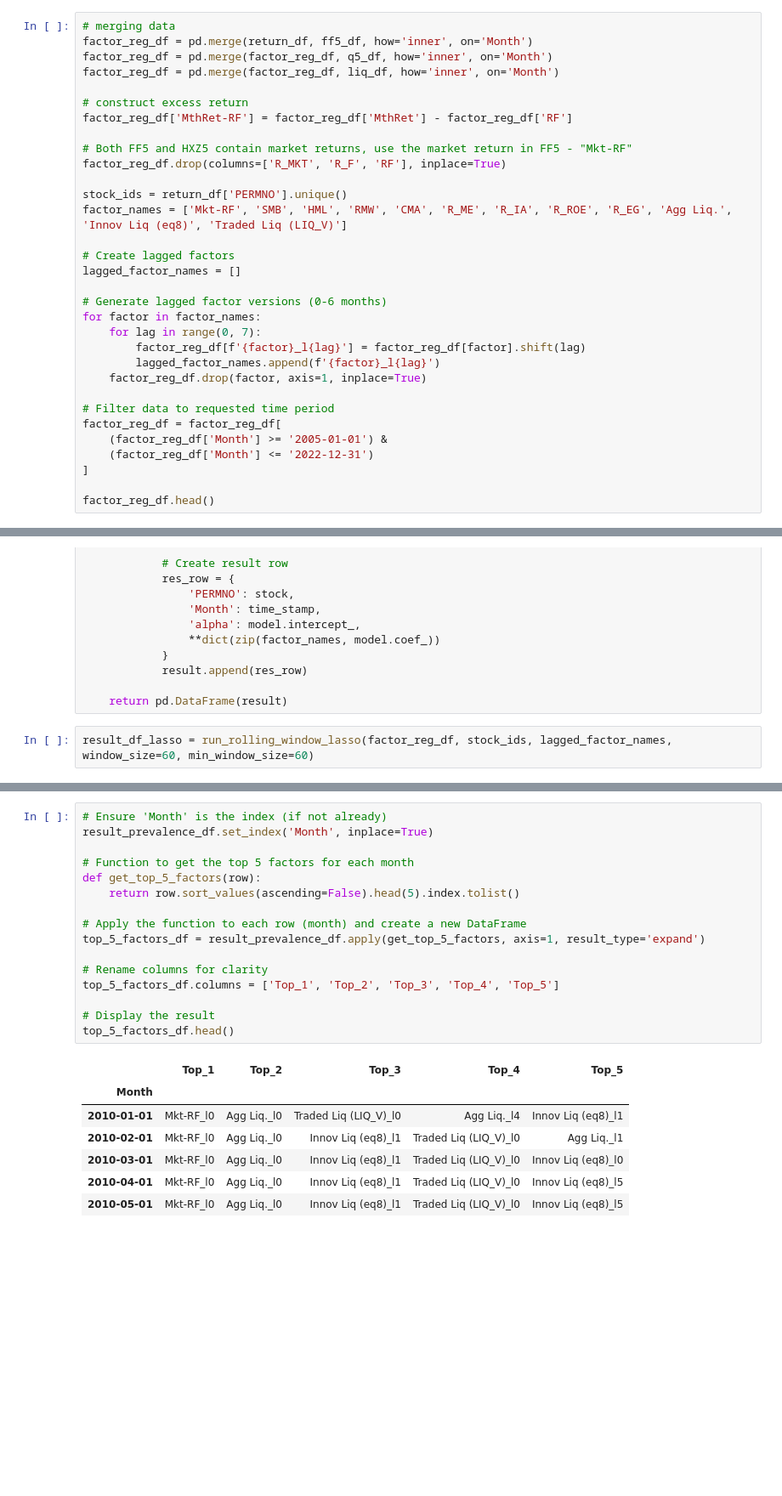
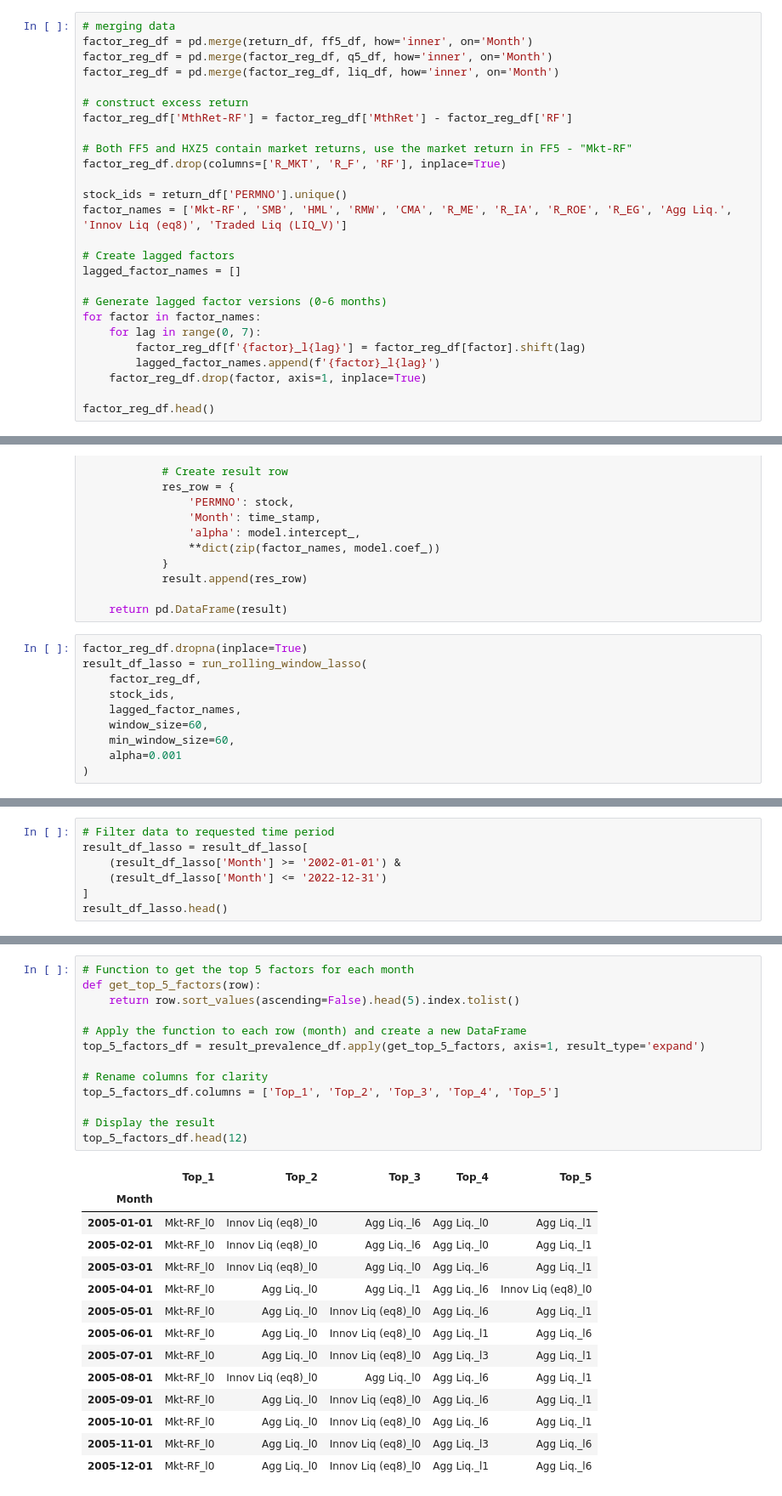
Before and after one commit to yeyechen/HKU-MFIN7034-ML, a Jupyter notebook: coursework_1.ipynb, the cells around one changed output, grey strips where cells are left out. Shown: that part at 85% size. Saved outputs shown, nothing was run; the diff lists cells and outputs as text; blank space fills up the shorter version.

```diff
--- a/coursework_1.ipynb
+++ b/coursework_1.ipynb
@@ -275,12 +267,6 @@ for factor in factor_names:
         lagged_factor_names.append(f'{factor}_l{lag}')
     factor_reg_df.drop(factor, axis=1, inplace=True)
 
-# Filter data to requested time period
-factor_reg_df = factor_reg_df[
-    (factor_reg_df['Month'] >= '2005-01-01') &
-    (factor_reg_df['Month'] <= '2022-12-31')
-]
-
 factor_reg_df.head()
 # %% [output]
 |  | PERMNO | MthPrc | MthRet | Month | MthRet-RF | Mkt-RF_l0 | Mkt-RF_l1 | Mkt-RF_l2 | Mkt-RF_l3 | Mkt-RF_l4 | ... |
@@ -357,4 +343,12 @@ def run_rolling_window_lasso(
 
     return pd.DataFrame(result)
 # %%
-result_df_lasso = run_rolling_window_lasso(factor_reg_df, stock_ids, lagged_factor_names, window_size=60, min_window_size=60)
+factor_reg_df.dropna(inplace=True)
+result_df_lasso = run_rolling_window_lasso(
+    factor_reg_df,
+    stock_ids,
+    lagged_factor_names,
+    window_size=60,
+    min_window_size=60,
+    alpha=0.001
+)
@@ -370,0 +355,7 @@ result_df_lasso.head()
+# %%
+# Filter data to requested time period
+result_df_lasso = result_df_lasso[
+    (result_df_lasso['Month'] >= '2002-01-01') &
+    (result_df_lasso['Month'] <= '2022-12-31')
+]
+result_df_lasso.head()
@@ -390,24 +392,28 @@ result_prevalence_df.head()
 # %%
-# Ensure 'Month' is the index (if not already)
-result_prevalence_df.set_index('Month', inplace=True)
-
 # Function to get the top 5 factors for each month
 def get_top_5_factors(row):
     return row.sort_values(ascending=False).head(5).index.tolist()
 
 # Apply the function to each row (month) and create a new DataFrame
 top_5_factors_df = result_prevalence_df.apply(get_top_5_factors, axis=1, result_type='expand')
 
 # Rename columns for clarity
 top_5_factors_df.columns = ['Top_1', 'Top_2', 'Top_3', 'Top_4', 'Top_5']
 
 # Display the result
-top_5_factors_df.head()
+top_5_factors_df.head(12)
 # %% [output]
 |  | Top_1 | Top_2 | Top_3 | Top_4 | Top_5 |
 | Month |  |  |  |  |  |
-| 2010-01-01 | Mkt-RF_l0 | Agg Liq._l0 | Traded Liq (LIQ_V)_l0 | Agg Liq._l4 | Innov Liq (eq8)_l1 |
-| 2010-02-01 | Mkt-RF_l0 | Agg Liq._l0 | Innov Liq (eq8)_l1 | Traded Liq (LIQ_V)_l0 | Agg Liq._l1 |
-| 2010-03-01 | Mkt-RF_l0 | Agg Liq._l0 | Innov Liq (eq8)_l1 | Traded Liq (LIQ_V)_l0 | Innov Liq (eq8)_l0 |
-| 2010-04-01 | Mkt-RF_l0 | Agg Liq._l0 | Innov Liq (eq8)_l1 | Traded Liq (LIQ_V)_l0 | Innov Liq (eq8)_l5 |
-| 2010-05-01 | Mkt-RF_l0 | Agg Liq._l0 | Innov Liq (eq8)_l1 | Traded Liq (LIQ_V)_l0 | Innov Liq (eq8)_l5 |
+| 2005-01-01 | Mkt-RF_l0 | Innov Liq (eq8)_l0 | Agg Liq._l6 | Agg Liq._l0 | Agg Liq._l1 |
+| 2005-02-01 | Mkt-RF_l0 | Innov Liq (eq8)_l0 | Agg Liq._l6 | Agg Liq._l0 | Agg Liq._l1 |
+| 2005-03-01 | Mkt-RF_l0 | Innov Liq (eq8)_l0 | Agg Liq._l0 | Agg Liq._l6 | Agg Liq._l1 |
+| 2005-04-01 | Mkt-RF_l0 | Agg Liq._l0 | Agg Liq._l1 | Agg Liq._l6 | Innov Liq (eq8)_l0 |
+| 2005-05-01 | Mkt-RF_l0 | Agg Liq._l0 | Innov Liq (eq8)_l0 | Agg Liq._l6 | Agg Liq._l1 |
+| 2005-06-01 | Mkt-RF_l0 | Agg Liq._l0 | Innov Liq (eq8)_l0 | Agg Liq._l1 | Agg Liq._l6 |
+| 2005-07-01 | Mkt-RF_l0 | Agg Liq._l0 | Innov Liq (eq8)_l0 | Agg Liq._l3 | Agg Liq._l1 |
+| 2005-08-01 | Mkt-RF_l0 | Innov Liq (eq8)_l0 | Agg Liq._l0 | Agg Liq._l6 | Agg Liq._l1 |
+| 2005-09-01 | Mkt-RF_l0 | Agg Liq._l0 | Innov Liq (eq8)_l0 | Agg Liq._l6 | Agg Liq._l1 |
+| 2005-10-01 | Mkt-RF_l0 | Agg Liq._l0 | Innov Liq (eq8)_l0 | Agg Liq._l6 | Agg Liq._l1 |
+| 2005-11-01 | Mkt-RF_l0 | Agg Liq._l0 | Innov Liq (eq8)_l0 | Agg Liq._l3 | Agg Liq._l6 |
+| 2005-12-01 | Mkt-RF_l0 | Agg Liq._l0 | Innov Liq (eq8)_l0 | Agg Liq._l1 | Agg Liq._l6 |
```
Also changed, not shown: parts of 8 cells of this notebook, 2 other files.
